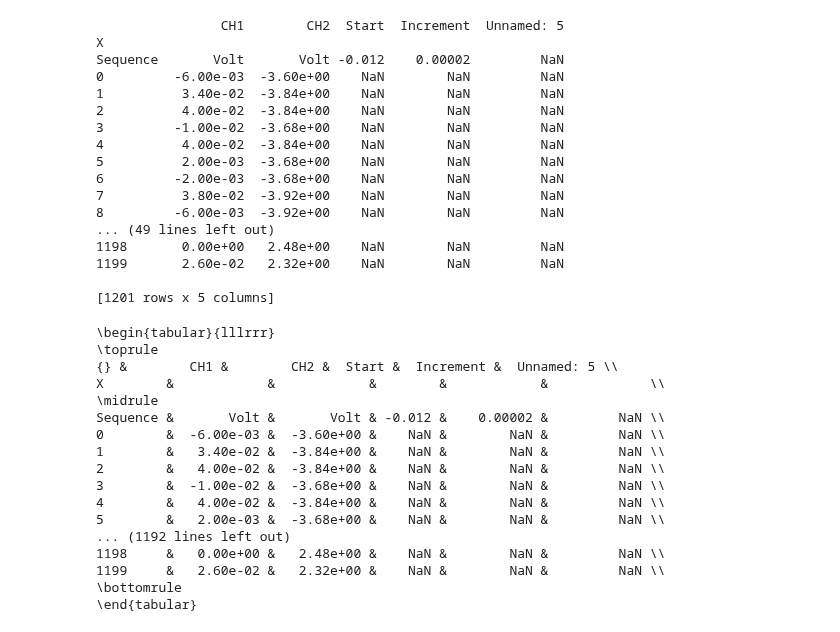
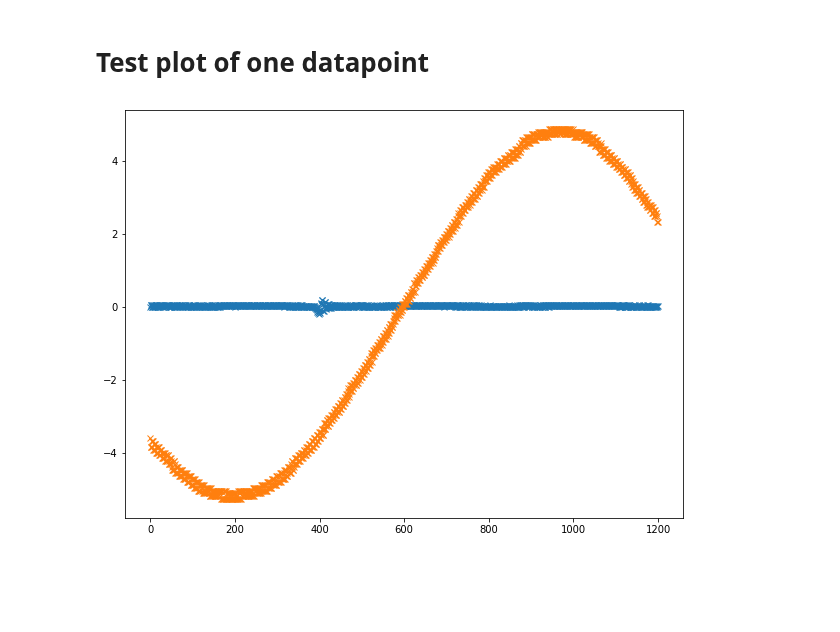
Before and after one commit to shockcookie/FP, a Jupyter notebook: Kernspin/Daten/dx_teil 1/test.ipynb, the cells around one changed output. Cells and saved outputs as stored; diff of their text form; code cells hidden in the pictures; blank space fills up the shorter version.

```diff
--- a/Kernspin/Daten/dx_teil 1/test.ipynb
+++ b/Kernspin/Daten/dx_teil 1/test.ipynb
@@ -4,41 +62,22 @@ import pandas as pd
+# %% [markdown]
+# Test plot of one datapoint
 # %%
 df = pd.read_csv("dx_1.csv",index_col=0)
-print(df)
+ch1=df.iloc[1:,0]
+ch2 = df.iloc[1:,1]
-# %% [output]
-                CH1        CH2  Start  Increment  Unnamed: 5
-X
-Sequence       Volt       Volt -0.012    0.00002         NaN
-0         -6.00e-03  -3.60e+00    NaN        NaN         NaN
-1          3.40e-02  -3.84e+00    NaN        NaN         NaN
-2          4.00e-02  -3.84e+00    NaN        NaN         NaN
-3         -1.00e-02  -3.68e+00    NaN        NaN         NaN
-4          4.00e-02  -3.84e+00    NaN        NaN         NaN
-5          2.00e-03  -3.68e+00    NaN        NaN         NaN
-6         -2.00e-03  -3.68e+00    NaN        NaN         NaN
-7          3.80e-02  -3.92e+00    NaN        NaN         NaN
-8         -6.00e-03  -3.92e+00    NaN        NaN         NaN
-... (49 lines left out)
-1198       0.00e+00   2.48e+00    NaN        NaN         NaN
-1199       2.60e-02   2.32e+00    NaN        NaN         NaN
-
-[1201 rows x 5 columns]
-# %%
-print(df.to_latex())
-# %% [output]
-\begin{tabular}{lllrrr}
-\toprule
-{} &        CH1 &        CH2 &  Start &  Increment &  Unnamed: 5 \\
-X        &            &            &        &            &             \\
-\midrule
-Sequence &       Volt &       Volt & -0.012 &    0.00002 &         NaN \\
-0        &  -6.00e-03 &  -3.60e+00 &    NaN &        NaN &         NaN \\
-1        &   3.40e-02 &  -3.84e+00 &    NaN &        NaN &         NaN \\
-2        &   4.00e-02 &  -3.84e+00 &    NaN &        NaN &         NaN \\
-3        &  -1.00e-02 &  -3.68e+00 &    NaN &        NaN &         NaN \\
-4        &   4.00e-02 &  -3.84e+00 &    NaN &        NaN &         NaN \\
-5        &   2.00e-03 &  -3.68e+00 &    NaN &        NaN &         NaN \\
-... (1192 lines left out)
-1198     &   0.00e+00 &   2.48e+00 &    NaN &        NaN &         NaN \\
-1199     &   2.60e-02 &   2.32e+00 &    NaN &        NaN &         NaN \\
-\bottomrule
-\end{tabular}
+# %%
+x = np.arange(len(ch1))
+y = array([float(item) for item in ch1.to_numpy()],dtype=float64)
+y2 = array([float(item) for item in ch2.to_numpy()],dtype=float64)
+fig_size = plt.rcParams["figure.figsize"]
+fig_size[0] = 10
+fig_size[1] = 7.5
+plt.rcParams["figure.figsize"] = fig_size
+plt.plot(x,y,"x")
+plt.plot(x,y2,"x")
+#plt.ylim(-10,50)
+#ax = plt.gca()
+#ax.tick_label(float(ch1.to_numpy()))
+plt.show()
+# %% [output]
+[figure, added]
```
Also changed, not shown: parts of 13 cells of this notebook, 3 other files.
